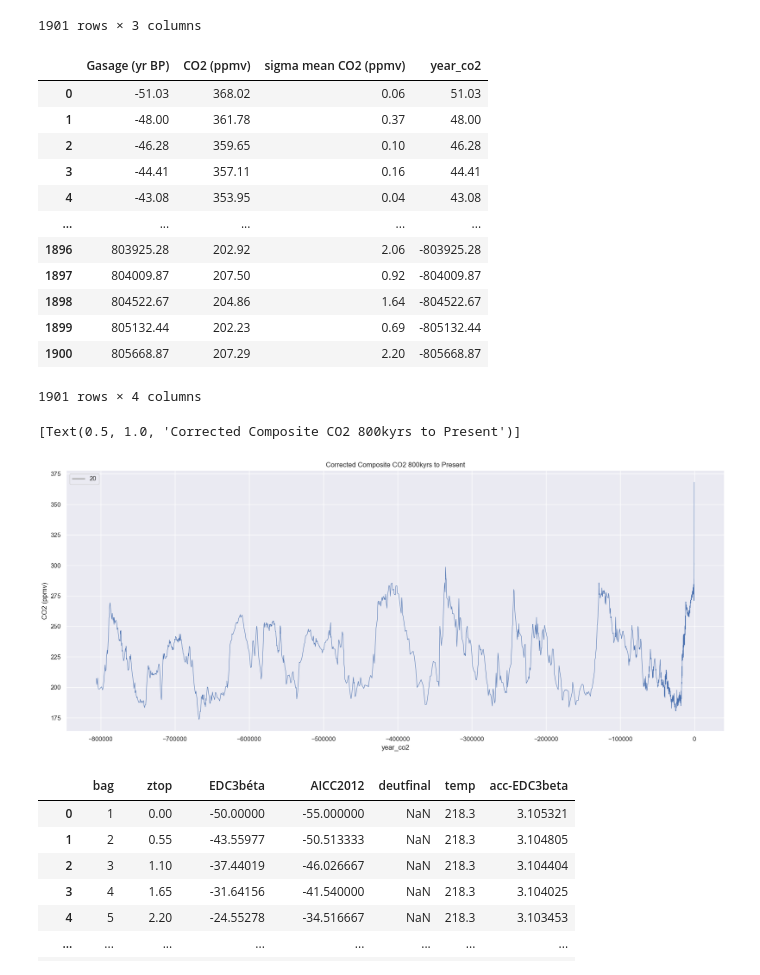
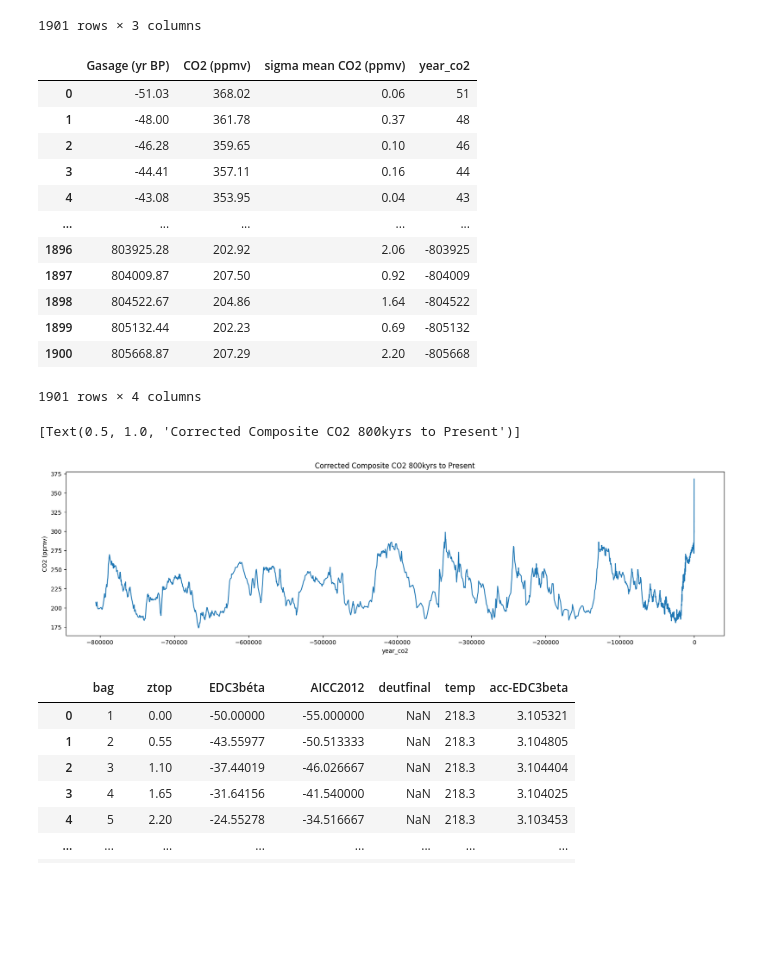
Before and after one commit to emma2d/Prog_for_DA.Project2, a Jupyter notebook: project2.ipynb, the cells around one changed output. Cells and saved outputs as stored; diff of their text form; code cells hidden in the pictures; blank space fills up the shorter version.

```diff
--- a/project2.ipynb
+++ b/project2.ipynb
@@ -4,3 +4,5 @@
 import pandas as pd
 import seaborn as sns
 import matplotlib.pyplot as plt
+import warnings
+plt.rcParams['figure.figsize'] = [20, 5]
@@ -26,27 +30,29 @@ co2df
 1901 rows × 3 columns
 # %%
 co2df['year_co2'] = co2df['Gasage (yr BP)'].apply(lambda x: -x)
+# %%
+co2df['year_co2'] = co2df['year_co2'].astype(int)
 # %%
 co2df
 # %% [output]
 |  | Gasage (yr BP) | CO2 (ppmv) | sigma mean CO2 (ppmv) | year_co2 |
-| 0 | -51.03 | 368.02 | 0.06 | 51.03 |
-| 1 | -48.00 | 361.78 | 0.37 | 48.00 |
-| 2 | -46.28 | 359.65 | 0.10 | 46.28 |
-| 3 | -44.41 | 357.11 | 0.16 | 44.41 |
-| 4 | -43.08 | 353.95 | 0.04 | 43.08 |
+| 0 | -51.03 | 368.02 | 0.06 | 51 |
+| 1 | -48.00 | 361.78 | 0.37 | 48 |
+| 2 | -46.28 | 359.65 | 0.10 | 46 |
+| 3 | -44.41 | 357.11 | 0.16 | 44 |
+| 4 | -43.08 | 353.95 | 0.04 | 43 |
 | ... | ... | ... | ... | ... |
-| 1896 | 803925.28 | 202.92 | 2.06 | -803925.28 |
-| 1897 | 804009.87 | 207.50 | 0.92 | -804009.87 |
-| 1898 | 804522.67 | 204.86 | 1.64 | -804522.67 |
-| 1899 | 805132.44 | 202.23 | 0.69 | -805132.44 |
-| 1900 | 805668.87 | 207.29 | 2.20 | -805668.87 |
+| 1896 | 803925.28 | 202.92 | 2.06 | -803925 |
+| 1897 | 804009.87 | 207.50 | 0.92 | -804009 |
+| 1898 | 804522.67 | 204.86 | 1.64 | -804522 |
+| 1899 | 805132.44 | 202.23 | 0.69 | -805132 |
+| 1900 | 805668.87 | 207.29 | 2.20 | -805668 |
 1901 rows × 4 columns
 # %%
-sns.lineplot(data=co2df, x='year_co2', y='CO2 (ppmv)',size=20).set(title='Corrected Composite CO2 800kyrs to Present')
+sns.lineplot(data=co2df, x='year_co2', y='CO2 (ppmv)').set(title='Corrected Composite CO2 800kyrs to Present')
 # %% [output]
 [Text(0.5, 1.0, 'Corrected Composite CO2 800kyrs to Present')]
-[figure, old version]
+[figure, new version]
 # %%
 tempdf=pd.read_csv('temperaturedata.csv')
 # %%
```
Also changed, not shown: parts of 29 cells of this notebook, 3 other files.
